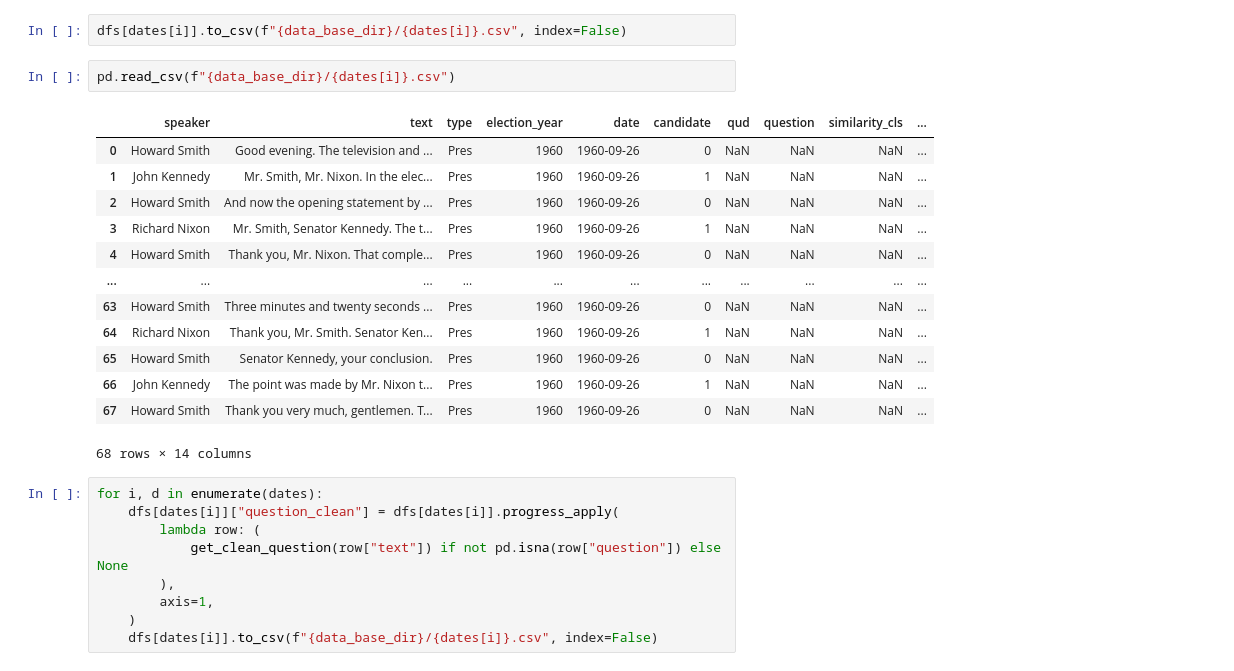
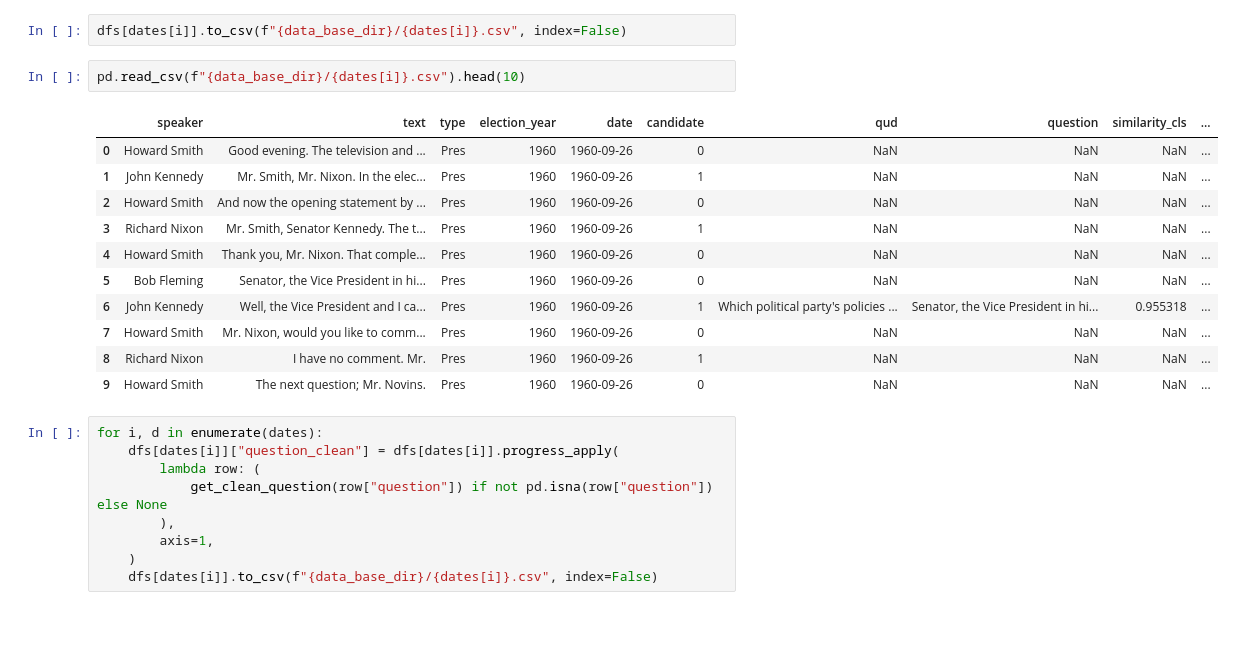
Before and after one commit to ngruenefeld/qud-for-us-presidential-debates, a Jupyter notebook: us_debates_question_cleaning.ipynb, the cells around one changed output. Saved outputs shown, nothing was run; the diff lists cells and outputs as text; blank space fills up the shorter version.

```diff
--- a/us_debates_question_cleaning.ipynb
+++ b/us_debates_question_cleaning.ipynb
@@ -138,26 +136,24 @@ dfs[dates[i]].head(10)
 # %%
 dfs[dates[i]].to_csv(f"{data_base_dir}/{dates[i]}.csv", index=False)
 # %%
-pd.read_csv(f"{data_base_dir}/{dates[i]}.csv")
+pd.read_csv(f"{data_base_dir}/{dates[i]}.csv").head(10)
 # %% [output]
 |  | speaker | text | type | election_year | date | candidate | qud | question | similarity_cls | ... |
 | 0 | Howard Smith | Good evening. The television and ... | Pres | 1960 | 1960-09-26 | 0 | NaN | NaN | NaN | ... |
 | 1 | John Kennedy | Mr. Smith, Mr. Nixon. In the elec... | Pres | 1960 | 1960-09-26 | 1 | NaN | NaN | NaN | ... |
 | 2 | Howard Smith | And now the opening statement by ... | Pres | 1960 | 1960-09-26 | 0 | NaN | NaN | NaN | ... |
 | 3 | Richard Nixon | Mr. Smith, Senator Kennedy. The t... | Pres | 1960 | 1960-09-26 | 1 | NaN | NaN | NaN | ... |
 | 4 | Howard Smith | Thank you, Mr. Nixon. That comple... | Pres | 1960 | 1960-09-26 | 0 | NaN | NaN | NaN | ... |
-| ... | ... | ... | ... | ... | ... | ... | ... | ... | ... | ... |
-| 63 | Howard Smith | Three minutes and twenty seconds ... | Pres | 1960 | 1960-09-26 | 0 | NaN | NaN | NaN | ... |
-| 64 | Richard Nixon | Thank you, Mr. Smith. Senator Ken... | Pres | 1960 | 1960-09-26 | 1 | NaN | NaN | NaN | ... |
-| 65 | Howard Smith | Senator Kennedy, your conclusion. | Pres | 1960 | 1960-09-26 | 0 | NaN | NaN | NaN | ... |
-| 66 | John Kennedy | The point was made by Mr. Nixon t... | Pres | 1960 | 1960-09-26 | 1 | NaN | NaN | NaN | ... |
-| 67 | Howard Smith | Thank you very much, gentlemen. T... | Pres | 1960 | 1960-09-26 | 0 | NaN | NaN | NaN | ... |
+| 5 | Bob Fleming | Senator, the Vice President in hi... | Pres | 1960 | 1960-09-26 | 0 | NaN | NaN | NaN | ... |
+| 6 | John Kennedy | Well, the Vice President and I ca... | Pres | 1960 | 1960-09-26 | 1 | Which political party's policies ... | Senator, the Vice President in hi... | 0.955318 | ... |
+| 7 | Howard Smith | Mr. Nixon, would you like to comm... | Pres | 1960 | 1960-09-26 | 0 | NaN | NaN | NaN | ... |
+| 8 | Richard Nixon | I have no comment. Mr. | Pres | 1960 | 1960-09-26 | 1 | NaN | NaN | NaN | ... |
+| 9 | Howard Smith | The next question; Mr. Novins. | Pres | 1960 | 1960-09-26 | 0 | NaN | NaN | NaN | ... |
-68 rows × 14 columns
 # %%
 for i, d in enumerate(dates):
     dfs[dates[i]]["question_clean"] = dfs[dates[i]].progress_apply(
         lambda row: (
-            get_clean_question(row["text"]) if not pd.isna(row["question"]) else None
+            get_clean_question(row["question"]) if not pd.isna(row["question"]) else None
         ),
         axis=1,
     )
```
Also changed, not shown: parts of 5 cells of this notebook, 15 other files.
